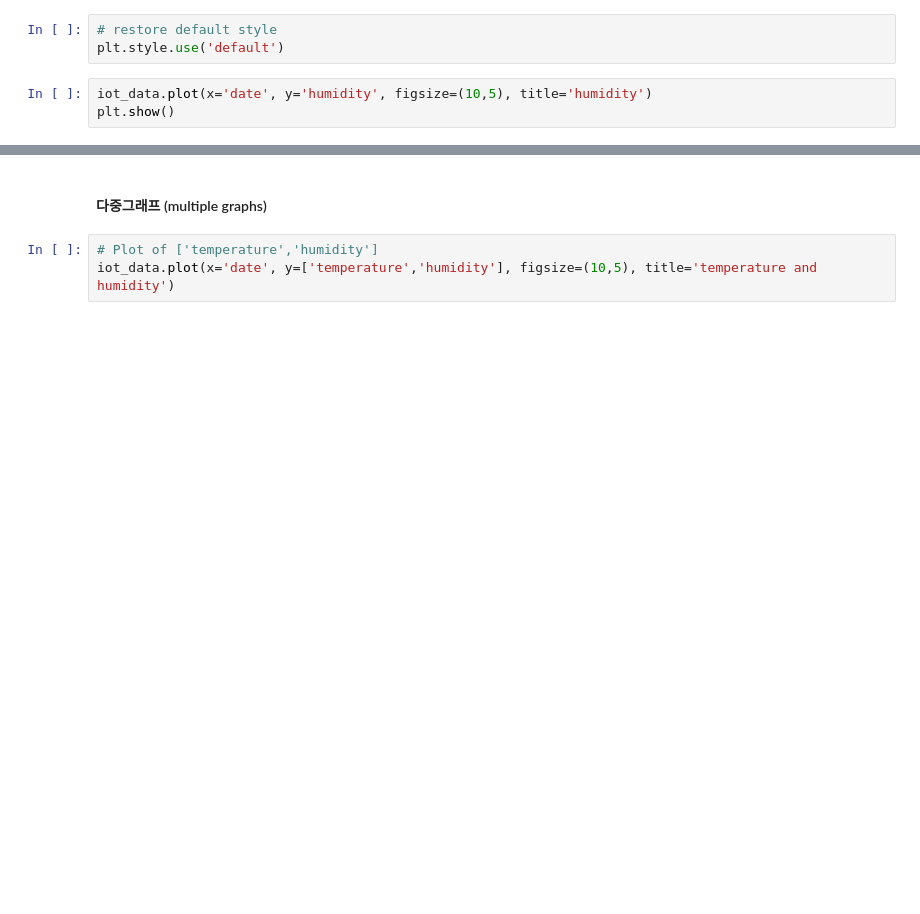
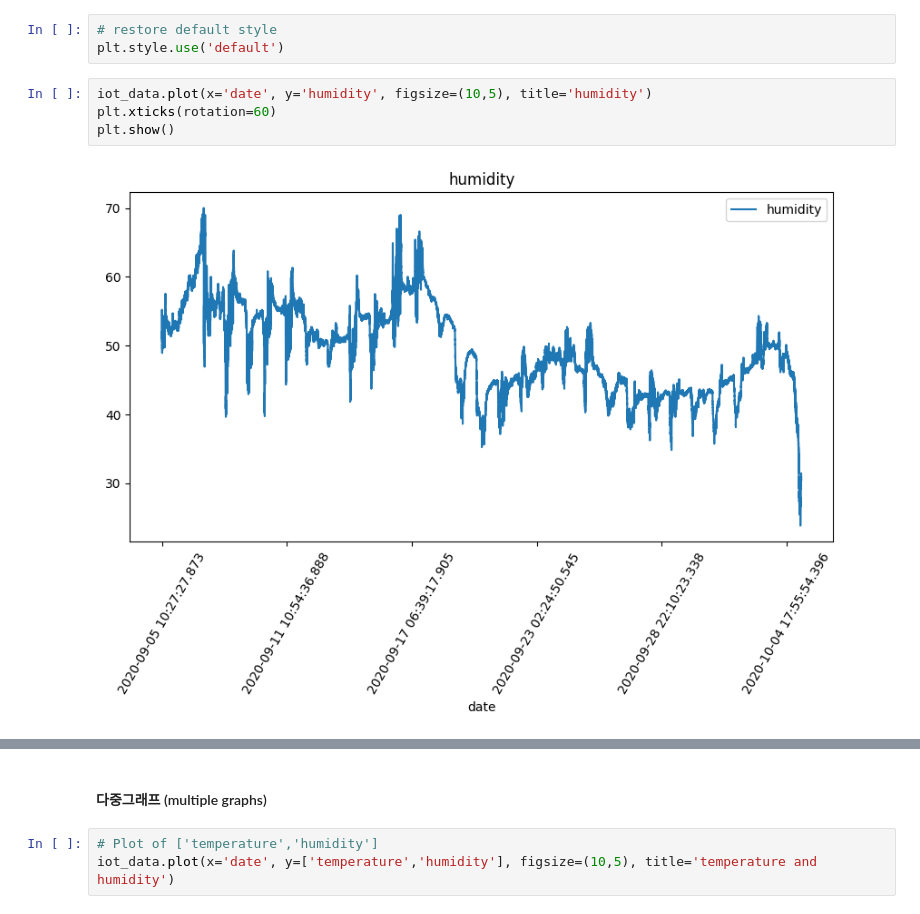
Before and after one commit to KTM001/PDM01, a Jupyter notebook: py-pandas/pandas_6_iot_nano33_0.ipynb, the cells around one changed output, grey strips where cells are left out. Drawn from its saved outputs; the diff is of its cells as text; blank space fills up the shorter version.

```diff
--- a/py-pandas/pandas_6_iot_nano33_0.ipynb
+++ b/py-pandas/pandas_6_iot_nano33_0.ipynb
@@ -282,6 +316,9 @@ plt.show()
 plt.style.use('default')
 # %%
 iot_data.plot(x='date', y='humidity', figsize=(10,5), title='humidity')
+plt.xticks(rotation=60)
 plt.show()
+# %% [output]
+[figure, added]
 # %%
 iot_data.plot(x='date', y='luminosity', figsize=(10,5), title='luminosity')
```
Also changed, not shown: parts of 13 cells of this notebook.
